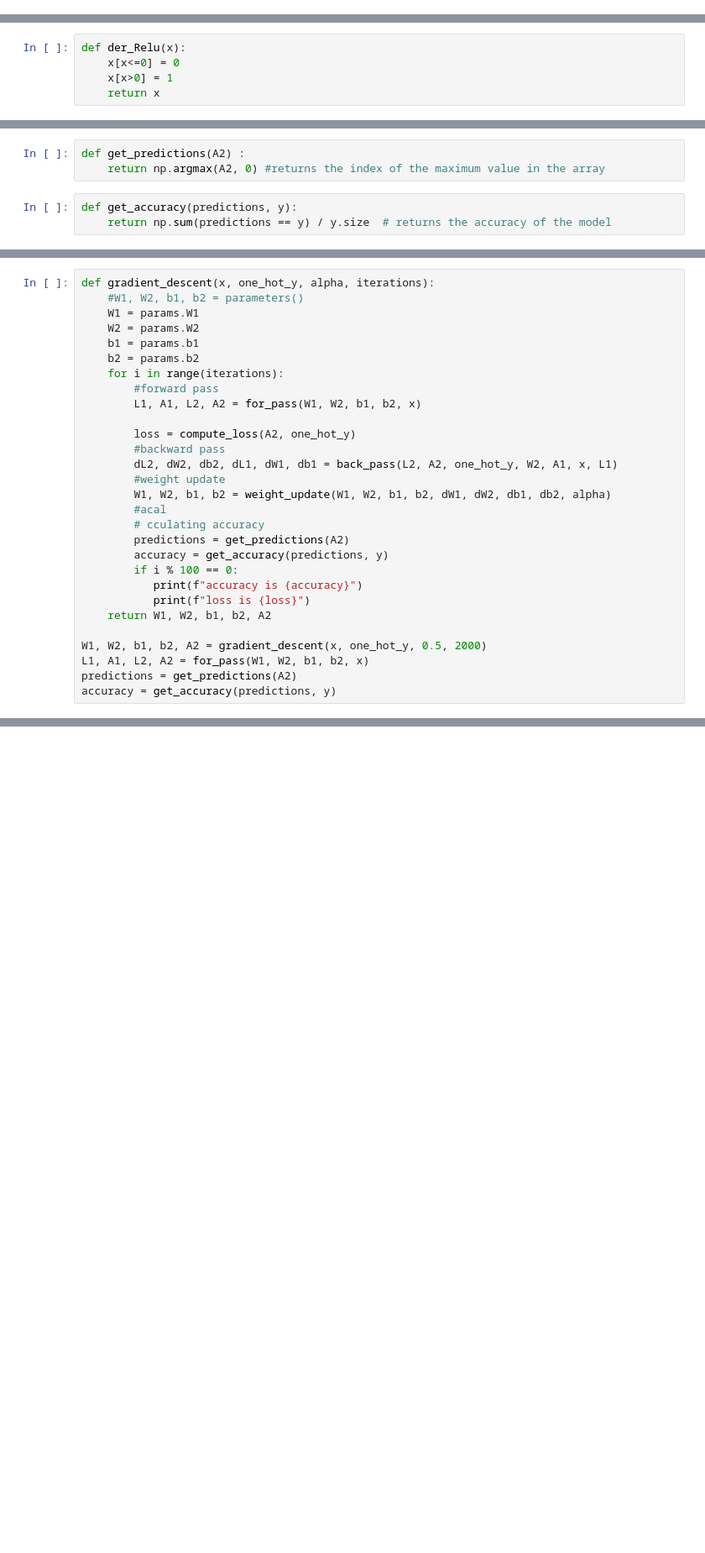
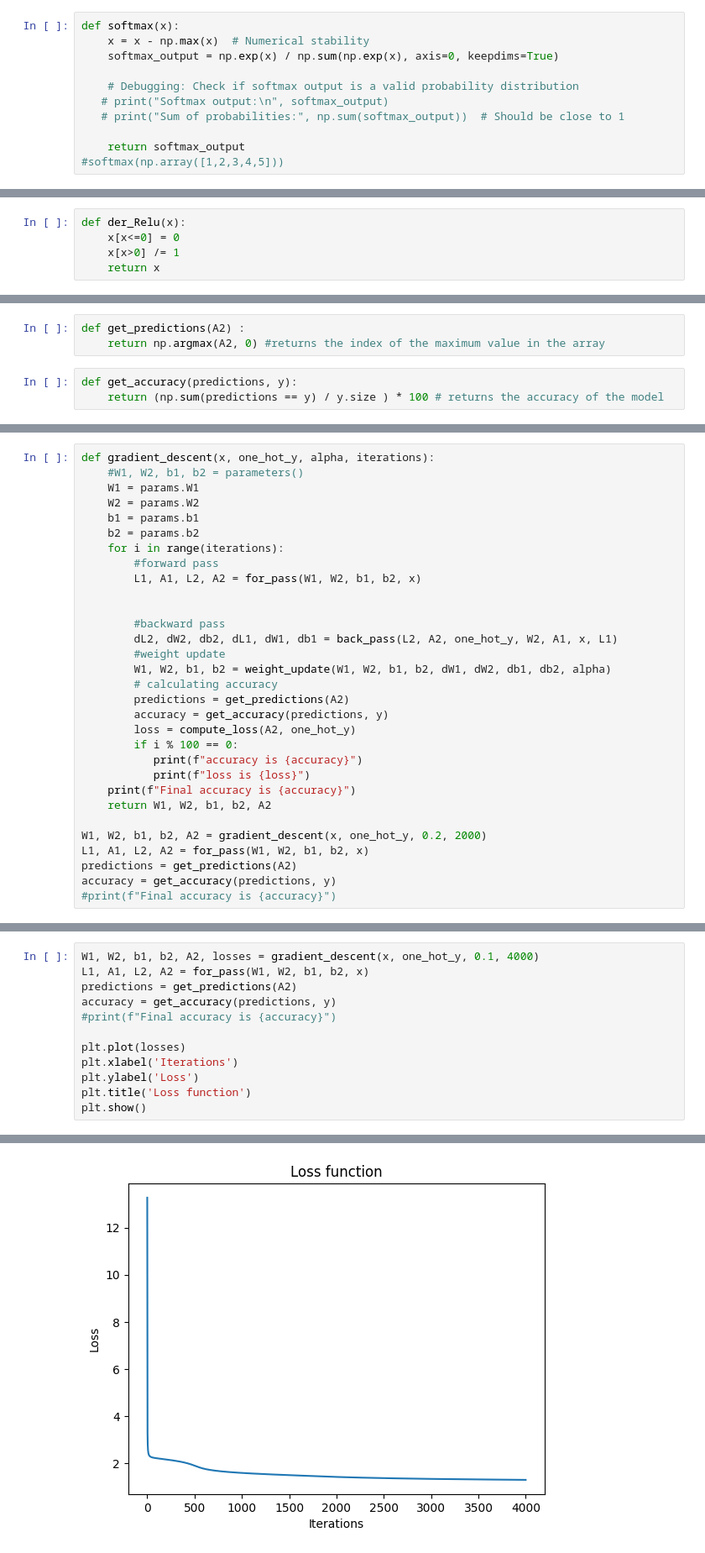
Before and after one commit to praymesh/mnistrecog_numpy, a Jupyter notebook: mnist.ipynb, the cells around one changed output, grey strips where cells are left out. Shown: that part at 84% size. Drawn from its saved outputs; the diff is of its cells as text; blank space fills up the shorter version.

Commit message:
achieved accuracy of 50 per

```diff
--- a/mnist.ipynb
+++ b/mnist.ipynb
@@ -93,3 +117,14 @@ def softmax(x):
+# %%
+def softmax(x):
+    x = x - np.max(x)  # Numerical stability
+    softmax_output = np.exp(x) / np.sum(np.exp(x), axis=0, keepdims=True)
+
+    # Debugging: Check if softmax output is a valid probability distribution
+   # print("Softmax output:\n", softmax_output)
+   # print("Sum of probabilities:", np.sum(softmax_output))  # Should be close to 1
+
+    return softmax_output
+#softmax(np.array([1,2,3,4,5]))
 # %%
 def for_pass(W1, W2, b1, b2, x):
     L1 = np.dot(W1, x) + b1 #first layer
@@ -104,7 +139,7 @@ L1, A1, L2, A2 = for_pass(W1, W2, b1, b2, x)
 # %%
 def der_Relu(x):
     x[x<=0] = 0
-    x[x>0] = 1
+    x[x>0] /= 1
     return x
 # %%
 def back_pass(L2, A2, one_hot_y, W2, A1, x, L1):
@@ -129,7 +164,7 @@ def get_predictions(A2) :
     return np.argmax(A2, 0) #returns the index of the maximum value in the array
 # %%
 def get_accuracy(predictions, y):
-    return np.sum(predictions == y) / y.size  # returns the accuracy of the model
+    return (np.sum(predictions == y) / y.size ) * 100 # returns the accuracy of the model
 # %%
 def compute_loss(A2, one_hot_y):
     m = one_hot_y.shape[1]  # Number of examples
@@ -146,22 +182,24 @@ def gradient_descent(x, one_hot_y, alpha, iterations):
         #forward pass
         L1, A1, L2, A2 = for_pass(W1, W2, b1, b2, x)
 
-        loss = compute_loss(A2, one_hot_y)
+
         #backward pass
         dL2, dW2, db2, dL1, dW1, db1 = back_pass(L2, A2, one_hot_y, W2, A1, x, L1)
         #weight update
         W1, W2, b1, b2 = weight_update(W1, W2, b1, b2, dW1, dW2, db1, db2, alpha)
-        #acal
-        # cculating accuracy
+        # calculating accuracy
         predictions = get_predictions(A2)
         accuracy = get_accuracy(predictions, y)
+        loss = compute_loss(A2, one_hot_y)
         if i % 100 == 0:
            print(f"accuracy is {accuracy}")
            print(f"loss is {loss}")
+    print(f"Final accuracy is {accuracy}")
     return W1, W2, b1, b2, A2
 
-W1, W2, b1, b2, A2 = gradient_descent(x, one_hot_y, 0.5, 2000)
+W1, W2, b1, b2, A2 = gradient_descent(x, one_hot_y, 0.2, 2000)
 L1, A1, L2, A2 = for_pass(W1, W2, b1, b2, x)
 predictions = get_predictions(A2)
 accuracy = get_accuracy(predictions, y)
+#print(f"Final accuracy is {accuracy}")
 # %% [output]
@@ -214,0 +280,13 @@ Jupyter command `jupyter-nbconvert` not found.
+# %%
+W1, W2, b1, b2, A2, losses = gradient_descent(x, one_hot_y, 0.1, 4000)
+L1, A1, L2, A2 = for_pass(W1, W2, b1, b2, x)
+predictions = get_predictions(A2)
+accuracy = get_accuracy(predictions, y)
+#print(f"Final accuracy is {accuracy}")
+
+plt.plot(losses)
+plt.xlabel('Iterations')
+plt.ylabel('Loss')
+plt.title('Loss function')
+plt.show()
+# %% [output]
@@ -214,0 +310 @@ Jupyter command `jupyter-nbconvert` not found.
+[figure, added]
```
Also changed, not shown: parts of 11 cells of this notebook.
